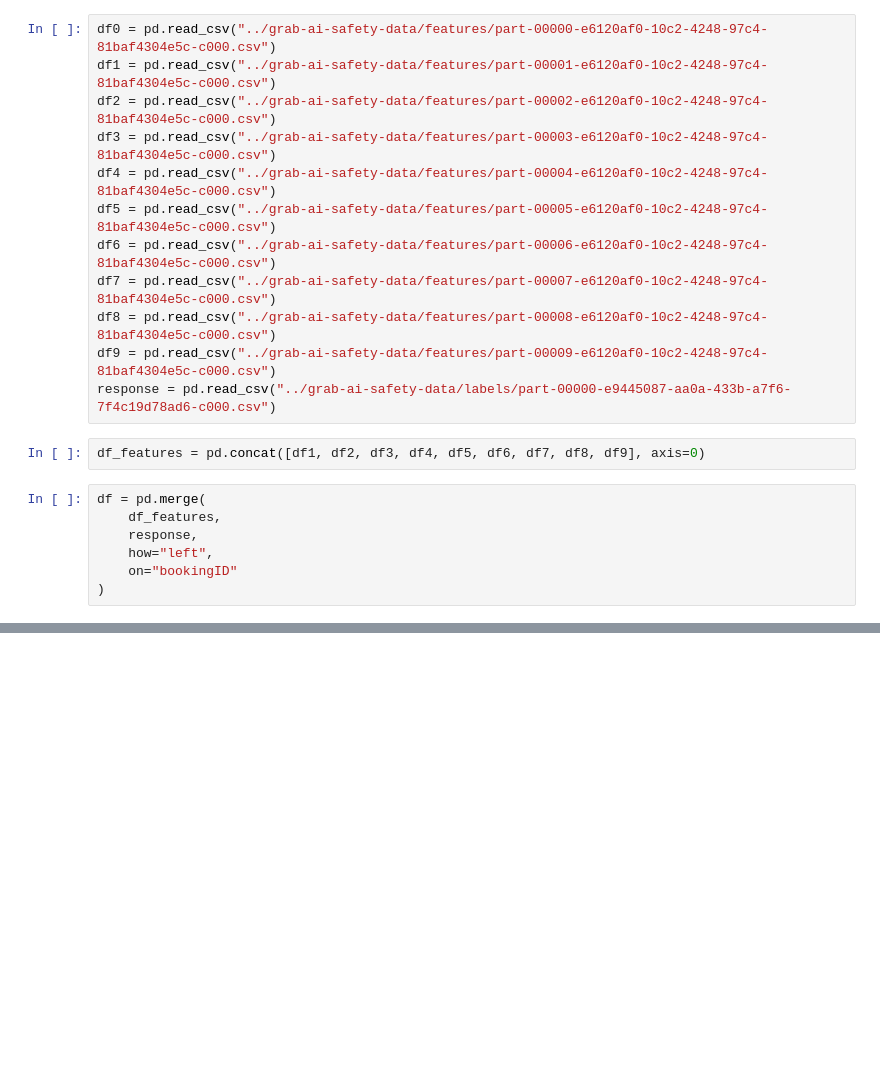
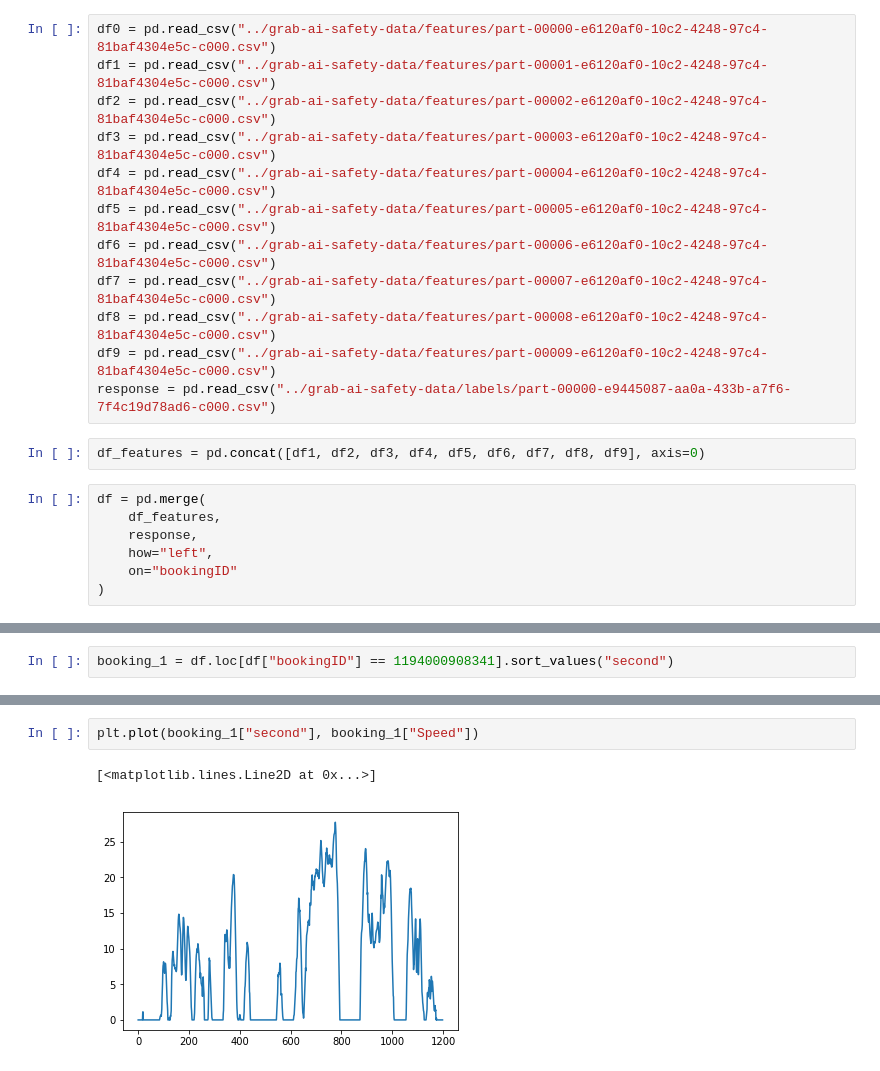
Before and after one commit to jtsw1990/grab-ai-safety, a Jupyter notebook: 1. Safety Challenge - Data reading.ipynb, the cells around one changed output, grey strips where cells are left out. Cells and saved outputs as stored; diff of their text form; blank space fills up the shorter version.

```diff
--- a/1. Safety Challenge - Data reading.ipynb
+++ b/1. Safety Challenge - Data reading.ipynb
@@ -53 +58,3 @@ df.loc[df["bookingID"] == 1194000908341].sort_values("second")
+# %%
+booking_1 = df.loc[df["bookingID"] == 1194000908341].sort_values("second")
 # %%
@@ -73,0 +78,5 @@ df.loc[df["bookingID"] == 	1099511627891].sort_values("second")
+# %%
+plt.plot(booking_1["second"], booking_1["Speed"])
+# %% [output]
+[<matplotlib.lines.Line2D at 0x...>]
+[figure, added]
```
Also changed, not shown: parts of 15 cells of this notebook.
